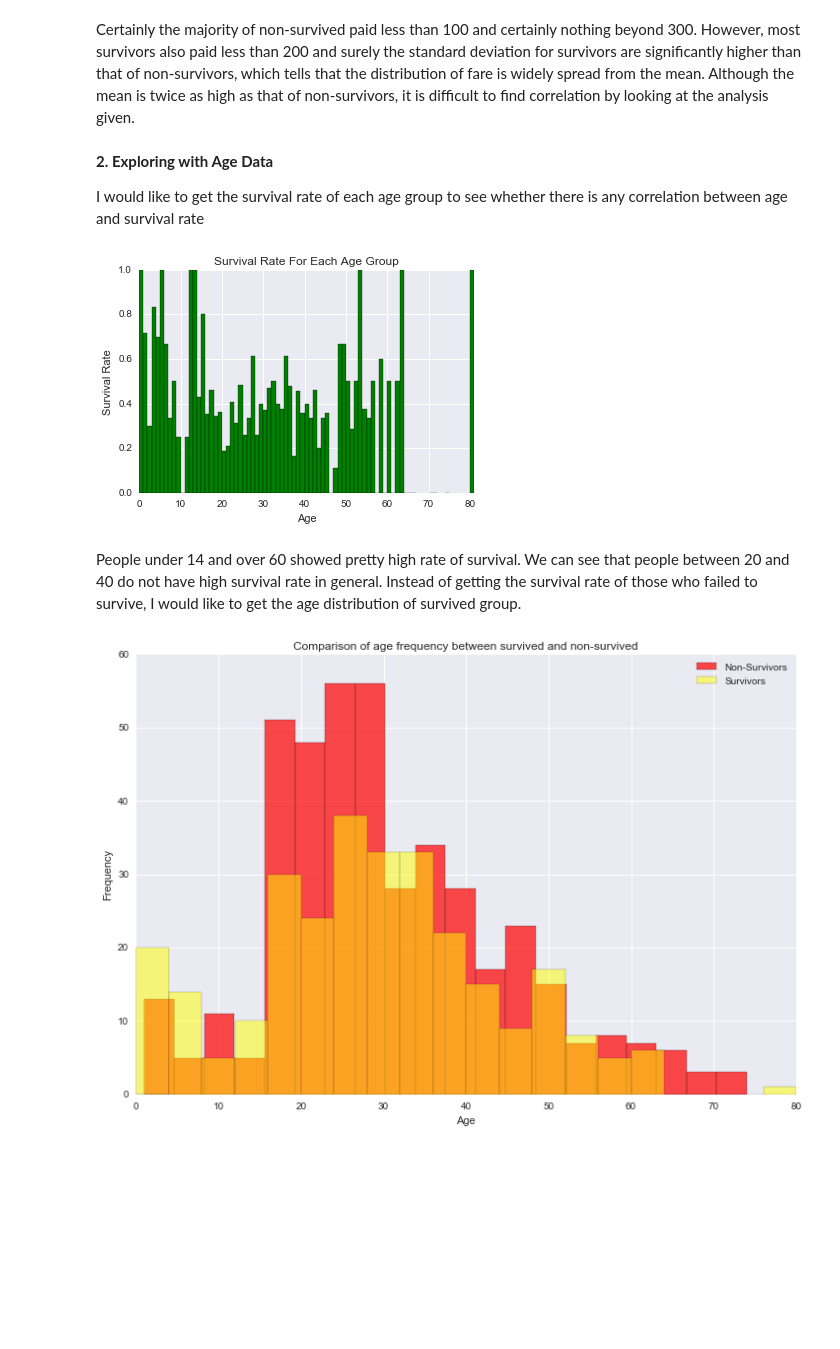
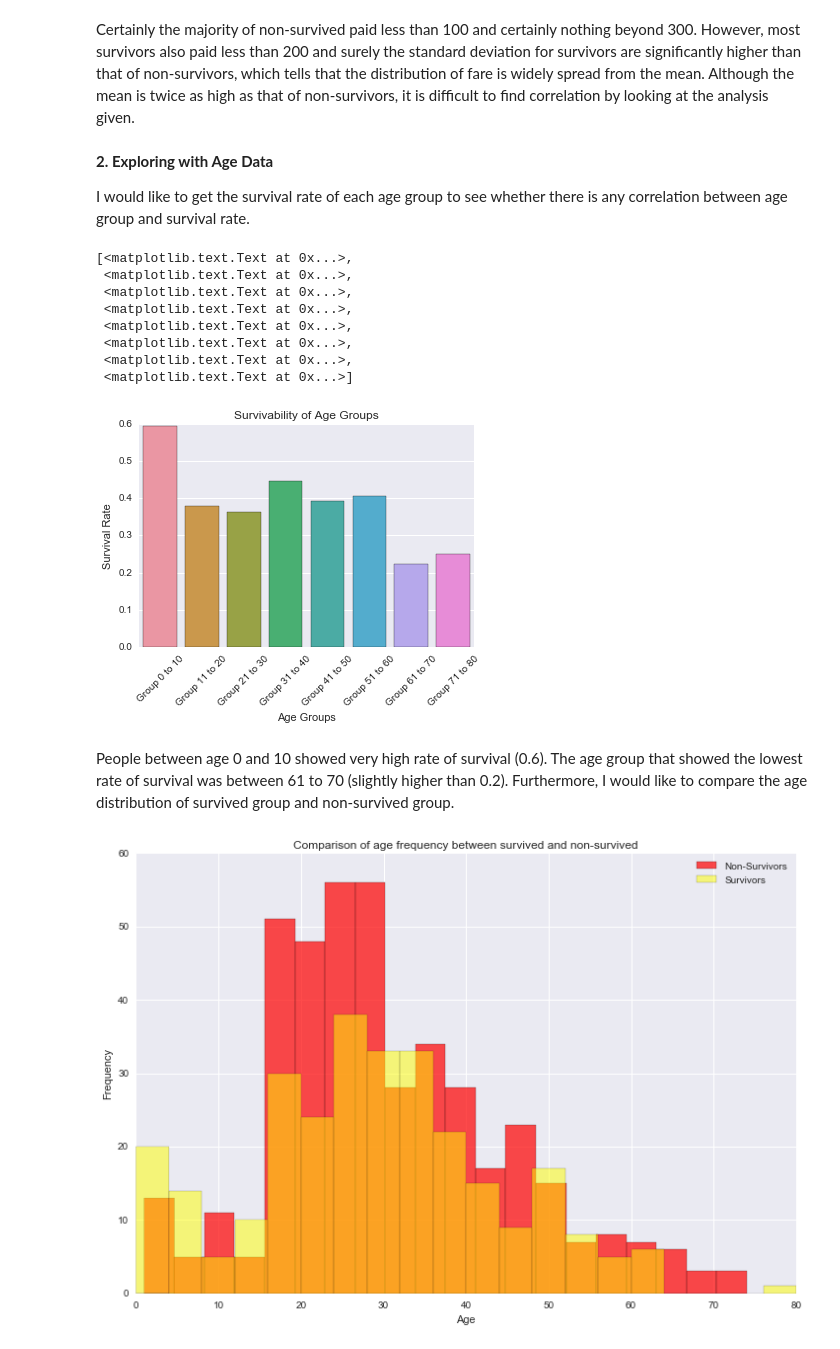
Before and after one commit to jaehee0113/titanic_analysis, a Jupyter notebook: titanic_analysis.ipynb, the cells around one changed output. Cells and saved outputs as stored; diff of their text form; code cells hidden in the pictures; blank space fills up the shorter version.

Commit message:
Instead of comparing age and survival rate, now it compares age group (10) and survival rate so that the visualization is more readable.

```diff
--- a/titanic_analysis.ipynb
+++ b/titanic_analysis.ipynb
@@ -166,19 +167,45 @@ Certainly the majority of non-survived paid less than 100 and certainly nothing
 # %% [markdown]
 **2. Exploring with Age Data**
 
-I would like to get the survival rate of each age group to see whether there is any correlation between age and survival rate
+I would like to get the survival rate of each age group to see whether there is any correlation between age group and survival rate.
-# %%
-survival_rate_by_age = get_survival_rate_of('Age', necessary_titanic_df, ["Age", "Survived"])
-plt.bar(survival_rate_by_age['Age'], survival_rate_by_age['Survived'],width=1,color='g')
-plt.title('Survival Rate For Each Age Group')
-plt.xlabel('Age')
-plt.ylabel('Survival Rate')
-plt.autoscale(tight=True)
-plt.show()
-# %% [output]
-[figure, removed]
-# %% [markdown]
-People under 14 and over 60 showed pretty high rate of survival. We can see that people between 20 and 40 do not have high survival rate in general. Instead of getting the survival rate of those who failed to survive, I would like to get the age distribution of survived group.
+# %%
+#Creates age_group data for each row
+def create_age_group(row):
+    curr_age = row.Age
+    if(curr_age >= 0 and curr_age <= 10):
+        return 'Group 0 to 10'
+    elif(curr_age > 10 and curr_age <= 20):
+        return 'Group 11 to 20'
+    elif(curr_age > 20 and curr_age <= 30):
+        return 'Group 21 to 30'
+    elif(curr_age > 30 and curr_age <= 40):
+        return 'Group 31 to 40'
+    elif(curr_age > 40 and curr_age <= 50):
+        return 'Group 41 to 50'
+    elif(curr_age > 50 and curr_age <= 60):
+        return 'Group 51 to 60'
+    elif(curr_age > 60 and curr_age <= 70):
+        return 'Group 61 to 70'
+    elif(curr_age > 70 and curr_age <= 80):
+        return 'Group 71 to 80'
+
+necessary_titanic_df['age_group'] = necessary_titanic_df[necessary_titanic_df.Age.notnull()].apply(create_age_group, axis = 1)
+survival_rate_per_age_group = necessary_titanic_df[necessary_titanic_df.Age.notnull()].groupby('age_group', as_index=False)['Survived'].mean()
+age_group_survival_graph = sns.barplot(data = survival_rate_per_age_group, x = 'age_group', y = 'Survived')
+age_group_survival_graph.set(xlabel = 'Age Groups', ylabel = 'Survival Rate', title = 'Survivability of Age Groups')
+age_group_survival_graph.set_xticklabels([i for i in age_group_survival_graph.get_xticklabels()], rotation = 45)
+# %% [output]
+[<matplotlib.text.Text at 0x...>,
+ <matplotlib.text.Text at 0x...>,
+ <matplotlib.text.Text at 0x...>,
+ <matplotlib.text.Text at 0x...>,
+ <matplotlib.text.Text at 0x...>,
+ <matplotlib.text.Text at 0x...>,
+ <matplotlib.text.Text at 0x...>,
+ <matplotlib.text.Text at 0x...>]
+[figure, added]
+# %% [markdown]
+People between age 0 and 10 showed very high rate of survival (0.6). The age group that showed the lowest rate of survival was between 61 to 70 (slightly higher than 0.2). Furthermore, I would like to compare the age distribution of survived group and non-survived group.
 # %%
 age_not_survived, age_survived = classify_survivors('Age', necessary_titanic_df)
 age_not_survived.plot(kind='hist', figsize=(12,8),color = 'red', label = 'Non-Survivors', alpha=0.7, bins = 20)
```
Also changed, not shown: parts of 7 cells of this notebook.
